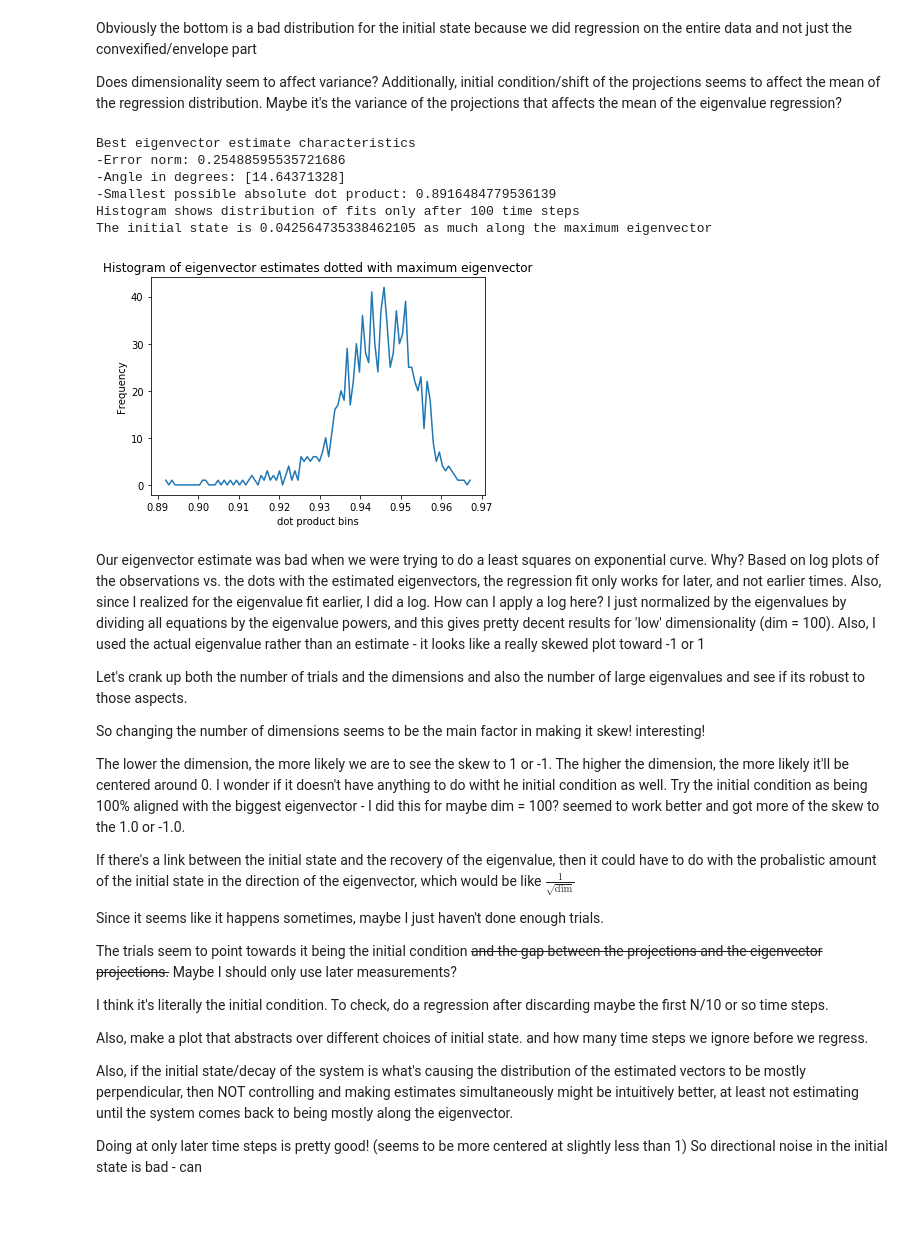
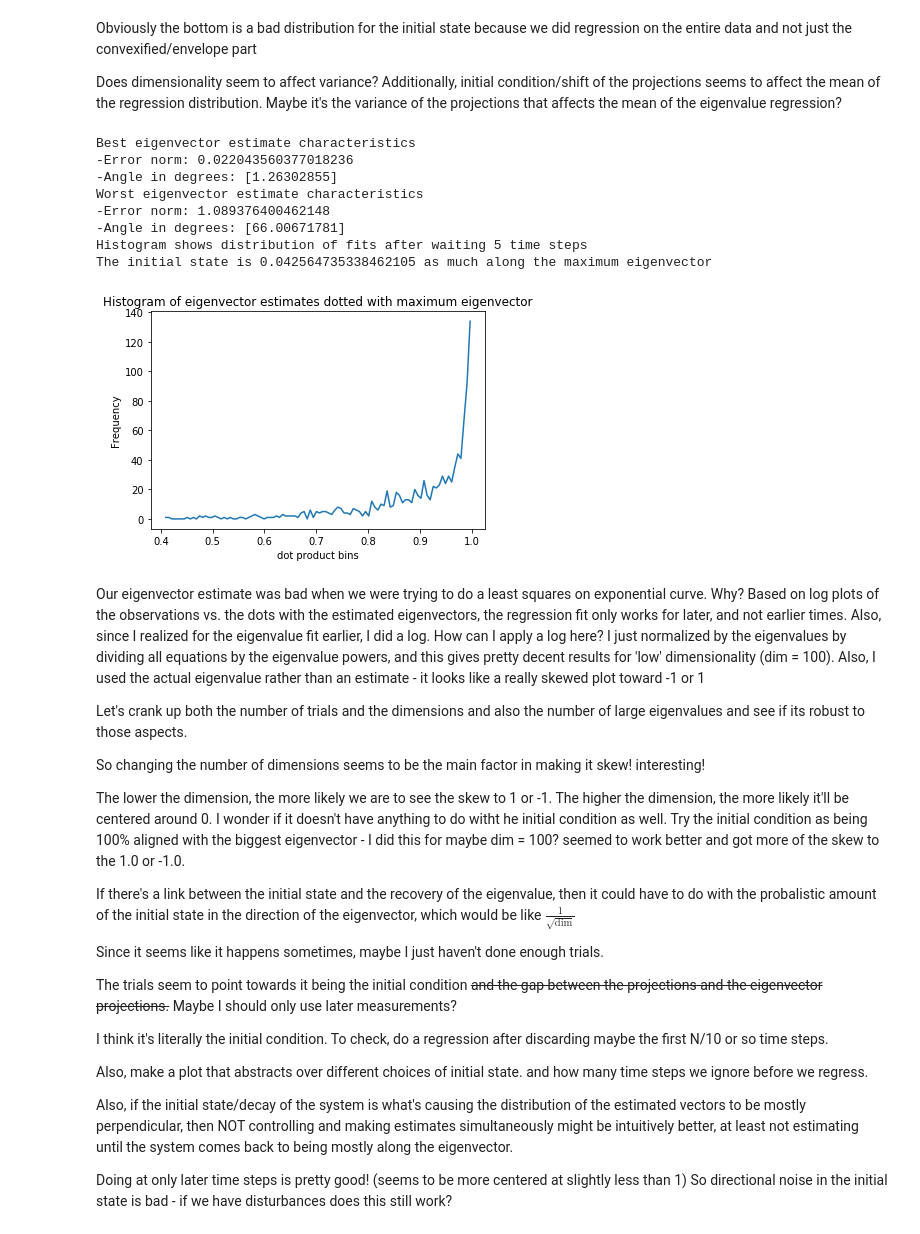
Before and after one commit to rahularya50/control-proj, a Jupyter notebook: Jupyter Notebooks/Randomized Eigenvalues (Diagonal Case).ipynb, the cells around one changed output. Drawn from its saved outputs; the diff is of its cells as text; code cells hidden in the pictures.

```diff
--- a/Jupyter Notebooks/Randomized Eigenvalues (Diagonal Case).ipynb
+++ b/Jupyter Notebooks/Randomized Eigenvalues (Diagonal Case).ipynb
@@ -193,7 +193,7 @@ eig_vec_result = []
 #initial state with the eigenvector seems to help. Why?
 #max_eig_init = x2[0, :] @ max_eigvec
 
-later = 100
+later = 5
 
 for i in range(trials):
     scaled_obs = np.array(obs[later:, i])
@@ -205,29 +205,38 @@ for i in range(trials):
 # %%
 eig_vec_result = np.array(eig_vec_result)
 dotprods = eig_vec_result.dot(max_eigvec)
 plot_histogram(dotprods, trials//10)
 plt.title('Histogram of eigenvector estimates dotted with maximum eigenvector')
 plt.ylabel('Frequency')
 plt.xlabel('dot product bins')
 good_eigvec_index = max(enumerate(dotprods), key=lambda x: abs(x[1]))[0]
 good_eigvec = eig_vec_result[good_eigvec_index, :]
 
-errornorm = np.linalg.norm(max_eigvec-good_eigvec)
-angle = np.arccos(max_eigvec @ good_eigvec.reshape([dim, 1])) * 180/np.pi
+bad_eigvec_index = min(enumerate(dotprods), key = lambda x: abs(x[1]))[0]
+bad_eigvec = eig_vec_result[bad_eigvec_index, :]
+
+min_error = np.linalg.norm(max_eigvec-good_eigvec)
+best_angle = np.arccos(max_eigvec @ good_eigvec.reshape([dim, 1])) * 180/np.pi
+max_error = np.linalg.norm(max_eigvec-bad_eigvec)
+worst_angle = np.arccos(max_eigvec @ bad_eigvec.reshape([dim, 1])) * 180/np.pi
 print('Best eigenvector estimate characteristics')
-print('-Error norm: {0}'.format(errornorm))
-print('-Angle in degrees: {0}'.format(angle))
-print('-Smallest possible absolute dot product: {0}'.format(min(abs(dotprods))))
-print('Histogram shows distribution of fits only after {0} time steps'.format(later))
+print('-Error norm: {0}'.format(min_error))
+print('-Angle in degrees: {0}'.format(best_angle))
+print('Worst eigenvector estimate characteristics')
+print('-Error norm: {0}'.format(max_error))
+print('-Angle in degrees: {0}'.format(worst_angle))
+print('Histogram shows distribution of fits after waiting {0} time steps'.format(later))
 print('The initial state is {0} as much along the maximum eigenvector'.format(max_eigvec @ x_init))
 # %% [output]
 Best eigenvector estimate characteristics
--Error norm: 0.25488595535721686
--Angle in degrees: [14.64371328]
--Smallest possible absolute dot product: 0.8916484779536139
-Histogram shows distribution of fits only after 100 time steps
+-Error norm: 0.022043560377018236
+-Angle in degrees: [1.26302855]
+Worst eigenvector estimate characteristics
+-Error norm: 1.089376400462148
+-Angle in degrees: [66.00671781]
+Histogram shows distribution of fits after waiting 5 time steps
 The initial state is 0.042564735338462105 as much along the maximum eigenvector
-[figure, old version]
+[figure, new version]
 # %% [markdown]
 Our eigenvector estimate was bad when we were trying to do a least squares on exponential curve. Why? Based on log plots of the observations vs. the dots with the estimated eigenvectors, the regression fit only works for later, and not earlier times. Also, since I realized for the eigenvalue fit earlier, I did a log. How can I apply a log here? I just normalized by the eigenvalues by dividing all equations by the eigenvalue powers, and this gives pretty decent results for 'low' dimensionality (dim = 100). Also, I used the actual eigenvalue rather than an estimate - it looks like a really skewed plot toward -1 or 1
 
@@ -249,4 +258,4 @@ Also, make a plot that abstracts over different choices of initial state. and ho
 
 Also, if the initial state/decay of the system is what's causing the distribution of the estimated vectors to be mostly perpendicular, then NOT controlling and making estimates simultaneously might be intuitively better, at least not estimating until the system comes back to being mostly along the eigenvector.
 
-Doing at only later time steps is pretty good! (seems to be more centered at slightly less than 1) So directional noise in the initial state is bad - can
+Doing at only later time steps is pretty good! (seems to be more centered at slightly less than 1) So directional noise in the initial state is bad - if we have disturbances does this still work?
```
